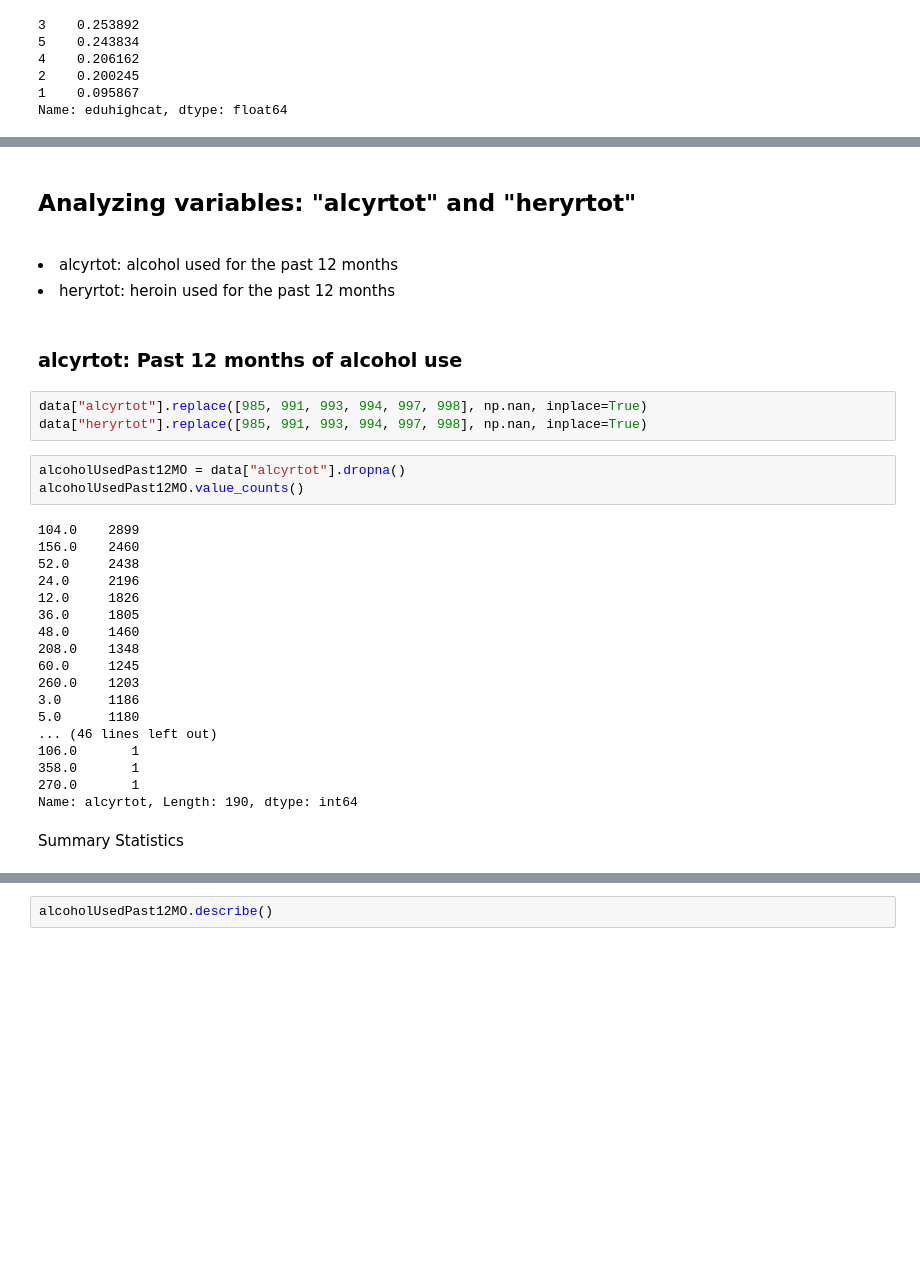
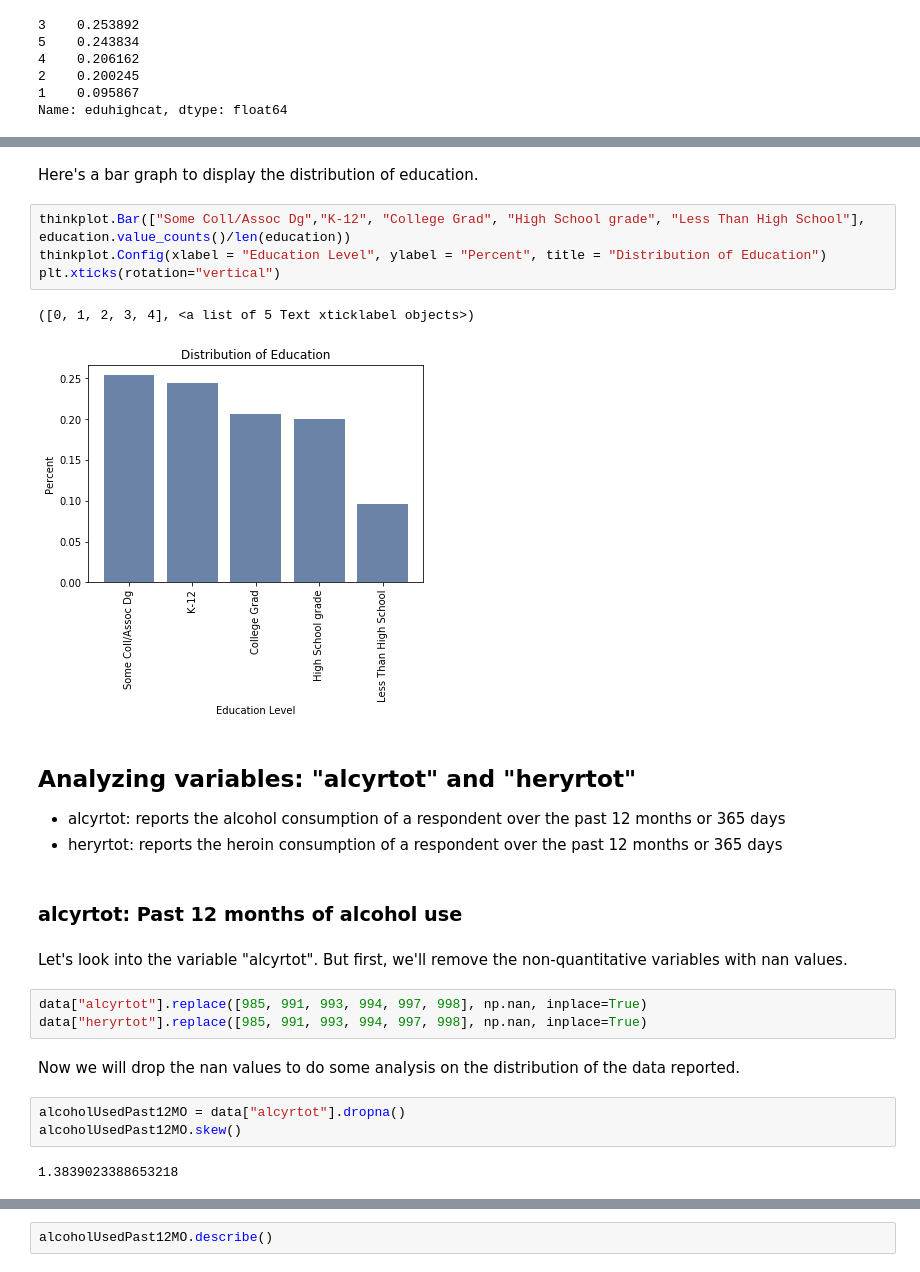
Before and after one commit to zhouandrewc/ThinkStats2, a Jupyter notebook: project1/project1.ipynb, the cells around one changed output, grey strips where cells are left out. Drawn from its saved outputs; the diff is of its cells as text; blank space fills up the shorter version.

```diff
--- a/project1/project1.ipynb
+++ b/project1/project1.ipynb
@@ -72,33 +104,27 @@ thinkplot.Config(xlabel = "Education Level", ylabel = "Frequency", title = "Dist
+# %% [markdown]
+Here's a bar graph to display the distribution of education.
+# %%
+thinkplot.Bar(["Some Coll/Assoc Dg","K-12", "College Grad", "High School grade", "Less Than High School"], education.value_counts()/len(education))
+thinkplot.Config(xlabel = "Education Level", ylabel = "Percent", title = "Distribution of Education")
+plt.xticks(rotation="vertical")
+# %% [output]
+([0, 1, 2, 3, 4], <a list of 5 Text xticklabel objects>)
+[figure, added]
 # %% [markdown]
-<h2> Analyzing variables: "alcyrtot" and "heryrtot"</h2>
-<br>
-    <li>alcyrtot: alcohol used for the past 12 months</li>
-    <li> heryrtot: heroin used for the past 12 months</li>
+## Analyzing variables: "alcyrtot" and "heryrtot"
+* alcyrtot: reports the alcohol consumption of a respondent over the  past 12 months or 365 days
+* heryrtot: reports the heroin consumption of a respondent over the  past 12 months or 365 days
 # %% [markdown]
-<h3>alcyrtot: Past 12 months of alcohol use</h3>
+### alcyrtot: Past 12 months of alcohol use
+# %% [markdown]
+Let's look into the variable "alcyrtot". But first, we'll remove the non-quantitative variables with nan values.
 # %%
 data["alcyrtot"].replace([985, 991, 993, 994, 997, 998], np.nan, inplace=True)
 data["heryrtot"].replace([985, 991, 993, 994, 997, 998], np.nan, inplace=True)
+# %% [markdown]
+Now we will drop the nan values to do some analysis on the distribution of the data reported.
 # %%
 alcoholUsedPast12MO = data["alcyrtot"].dropna()
-alcoholUsedPast12MO.value_counts()
+alcoholUsedPast12MO.skew()
 # %% [output]
-104.0    2899
-156.0    2460
-52.0     2438
-24.0     2196
-12.0     1826
-36.0     1805
-48.0     1460
-208.0    1348
-60.0     1245
-260.0    1203
-3.0      1186
-5.0      1180
-... (46 lines left out)
-106.0       1
-358.0       1
-270.0       1
-Name: alcyrtot, Length: 190, dtype: int64
+1.3839023388653218
-# %% [markdown]
-Summary Statistics
```
Also changed, not shown: parts of 102 cells of this notebook, 1 other file.
